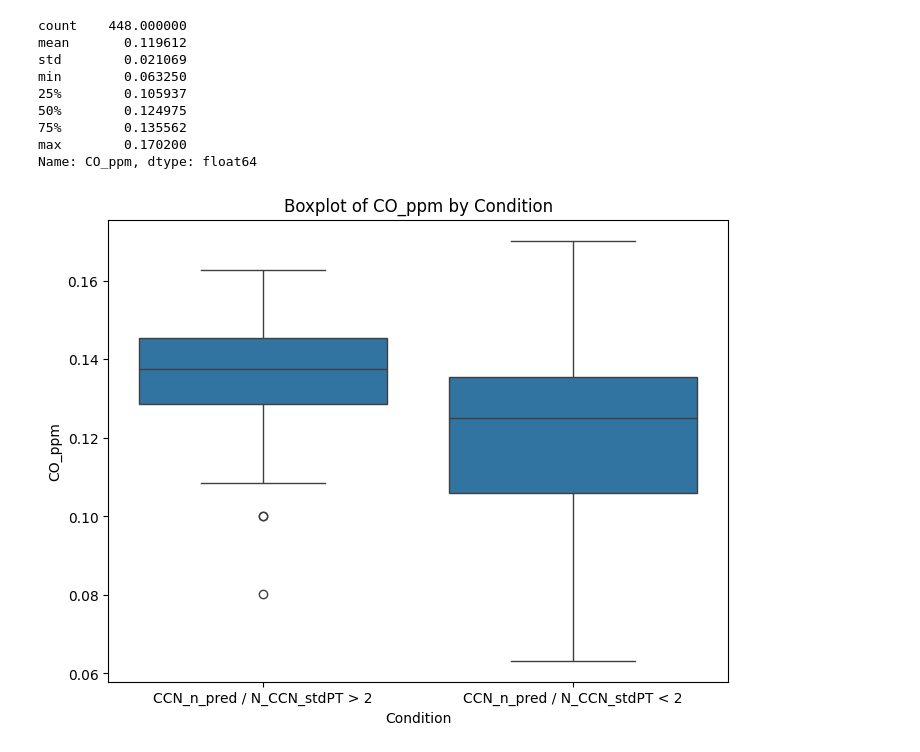
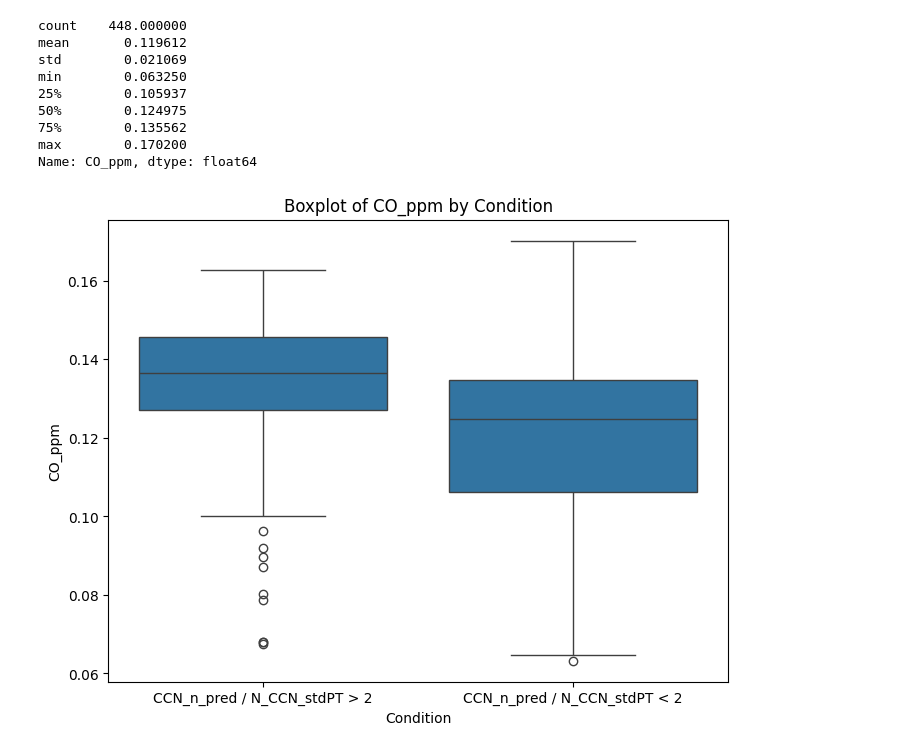
Before and after one commit to csoloff/ACTIVATE_CCN_closure, a Jupyter notebook: scripts/04_invest_smok.ipynb, the cells around one changed output. Saved outputs shown, nothing was run; the diff lists cells and outputs as text; code cells hidden in the pictures.

```diff
--- a/scripts/04_invest_smok.ipynb
+++ b/scripts/04_invest_smok.ipynb
@@ -45,22 +66,22 @@ Name: CO_ppm, dtype: float64
 # %%
 # Assuming 'd' is your DataFrame
 
 # Create two subsets based on the conditions
-subset1 = d[d['CCN_n_pred'] / d['N_CCN_stdPT'] > 3]['CO_ppm']
-subset2 = d[d['CCN_n_pred'] / d['N_CCN_stdPT'] < 3]['CO_ppm']
+subset1 = d[d['CCN_n_pred'] / d['N_CCN_stdPT'] > 2]['CO_ppm']
+subset2 = d[d['CCN_n_pred'] / d['N_CCN_stdPT'] < 2]['CO_ppm']
 
 # Combine the subsets into a single DataFrame for plotting
 data = pd.DataFrame({
     'CO_ppm': pd.concat([subset1, subset2]),
     'Condition': ['CCN_n_pred / N_CCN_stdPT > 2'] * len(subset1) + ['CCN_n_pred / N_CCN_stdPT < 2'] * len(subset2)
 })
 
 # Create the boxplot
 plt.figure(figsize=(8, 6))
 sns.boxplot(x='Condition', y='CO_ppm', data=data)
 plt.title('Boxplot of CO_ppm by Condition')
 plt.xlabel('Condition')
 plt.ylabel('CO_ppm')
 plt.show()
 # %% [output]
-[figure, old version]
+[figure, new version]
```
Also changed, not shown: parts of 3 cells of this notebook.
